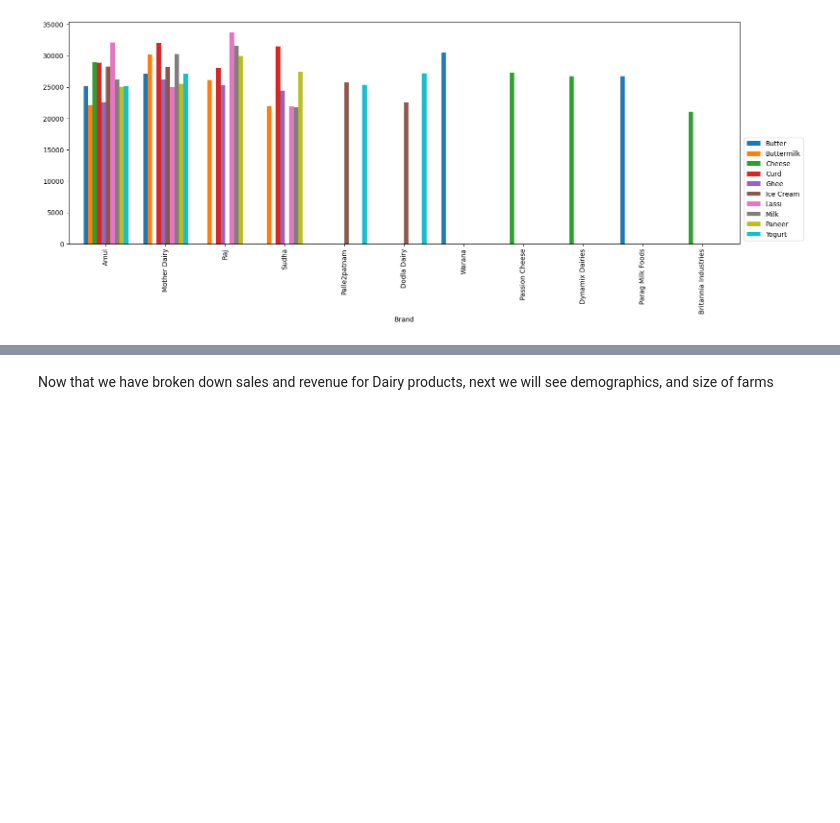
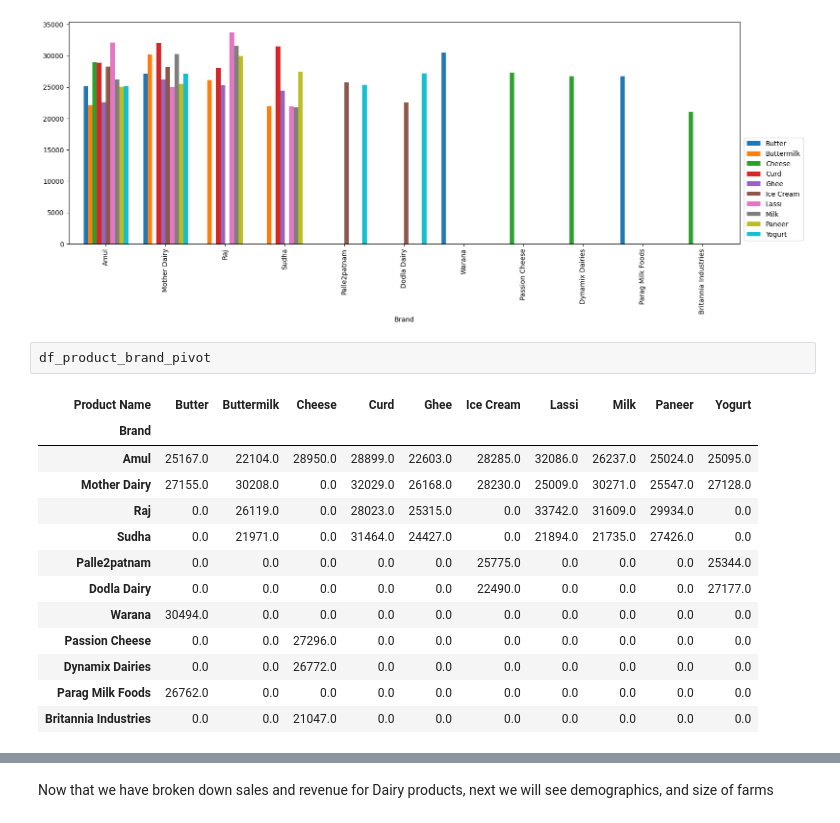
Before and after one commit to ibpinto3098/Personal-Projects, a Jupyter notebook: Dairy Sales/Dairy Sales Analysis.ipynb, the cells around one changed output, grey strips where cells are left out. Cells and saved outputs as stored; diff of their text form; blank space fills up the shorter version.

```diff
--- a/Dairy Sales/Dairy Sales Analysis.ipynb
+++ b/Dairy Sales/Dairy Sales Analysis.ipynb
@@ -134,4 +134,20 @@ df_product_brand_pivot.plot(kind='bar',width=.75,ax=axs).legend(bbox_to_anchor=(
 # %% [output]
 <matplotlib.legend.Legend at 0x...>
 [figure]
+# %%
+df_product_brand_pivot
+# %% [output]
+| Product Name | Butter | Buttermilk | Cheese | Curd | Ghee | Ice Cream | Lassi | Milk | Paneer | Yogurt |
+| Brand |  |  |  |  |  |  |  |  |  |  |
+| Amul | 25167.0 | 22104.0 | 28950.0 | 28899.0 | 22603.0 | 28285.0 | 32086.0 | 26237.0 | 25024.0 | 25095.0 |
+| Mother Dairy | 27155.0 | 30208.0 | 0.0 | 32029.0 | 26168.0 | 28230.0 | 25009.0 | 30271.0 | 25547.0 | 27128.0 |
+| Raj | 0.0 | 26119.0 | 0.0 | 28023.0 | 25315.0 | 0.0 | 33742.0 | 31609.0 | 29934.0 | 0.0 |
+| Sudha | 0.0 | 21971.0 | 0.0 | 31464.0 | 24427.0 | 0.0 | 21894.0 | 21735.0 | 27426.0 | 0.0 |
+| Palle2patnam | 0.0 | 0.0 | 0.0 | 0.0 | 0.0 | 25775.0 | 0.0 | 0.0 | 0.0 | 25344.0 |
+| Dodla Dairy | 0.0 | 0.0 | 0.0 | 0.0 | 0.0 | 22490.0 | 0.0 | 0.0 | 0.0 | 27177.0 |
+| Warana | 30494.0 | 0.0 | 0.0 | 0.0 | 0.0 | 0.0 | 0.0 | 0.0 | 0.0 | 0.0 |
+| Passion Cheese | 0.0 | 0.0 | 27296.0 | 0.0 | 0.0 | 0.0 | 0.0 | 0.0 | 0.0 | 0.0 |
+| Dynamix Dairies | 0.0 | 0.0 | 26772.0 | 0.0 | 0.0 | 0.0 | 0.0 | 0.0 | 0.0 | 0.0 |
+| Parag Milk Foods | 26762.0 | 0.0 | 0.0 | 0.0 | 0.0 | 0.0 | 0.0 | 0.0 | 0.0 | 0.0 |
+| Britannia Industries | 0.0 | 0.0 | 21047.0 | 0.0 | 0.0 | 0.0 | 0.0 | 0.0 | 0.0 | 0.0 |
 # %%
```
Also changed, not shown: parts of 3 cells of this notebook.
